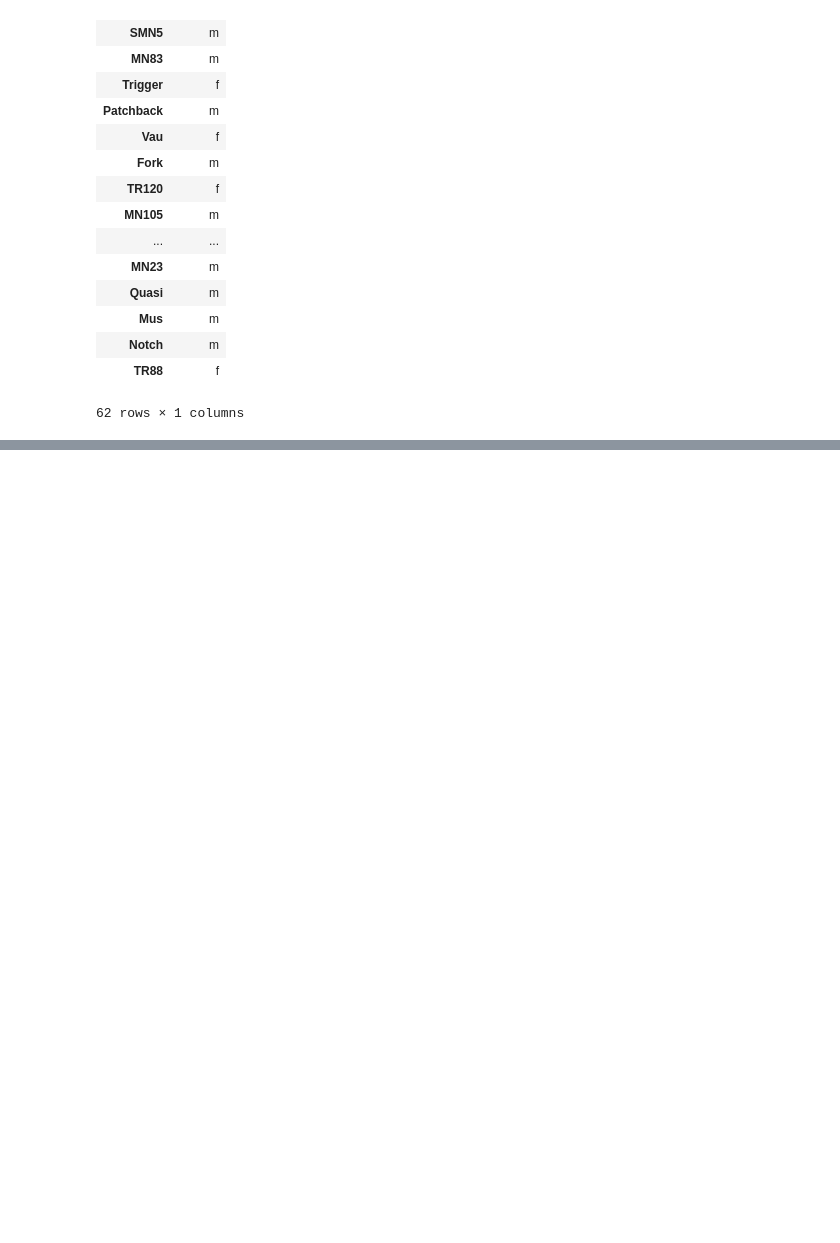
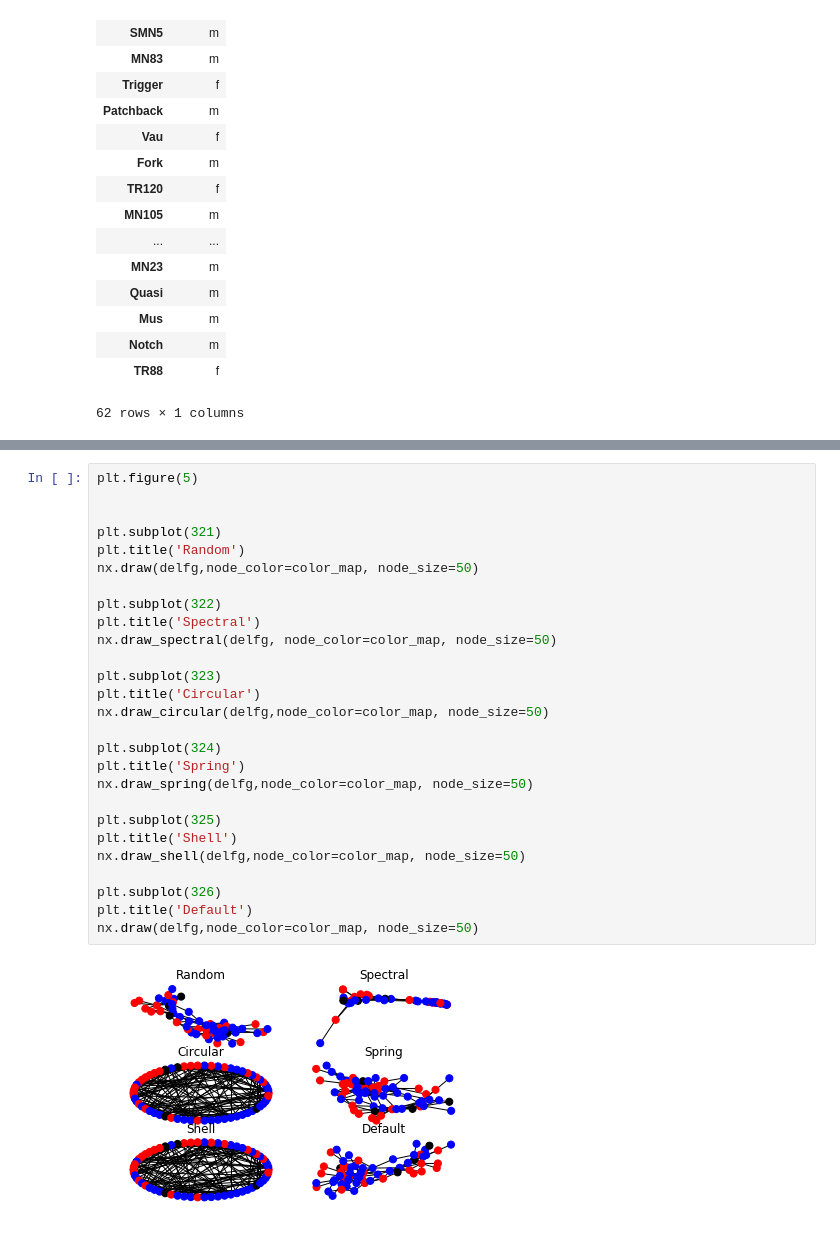
Before and after one commit to leialorenzo/Redes, a Jupyter notebook: TP1.ipynb, the cells around one changed output, grey strips where cells are left out. Drawn from its saved outputs; the diff is of its cells as text; blank space fills up the shorter version.

```diff
--- a/TP1.ipynb
+++ b/TP1.ipynb
@@ -191,0 +169,29 @@ nx.draw(D,
+# %%
+plt.figure(5)
+
+
+plt.subplot(321)
+plt.title('Random')
+nx.draw(delfg,node_color=color_map, node_size=50)
+
+plt.subplot(322)
+plt.title('Spectral')
+nx.draw_spectral(delfg, node_color=color_map, node_size=50)
+
+plt.subplot(323)
+plt.title('Circular')
+nx.draw_circular(delfg,node_color=color_map, node_size=50)
+
+plt.subplot(324)
+plt.title('Spring')
+nx.draw_spring(delfg,node_color=color_map, node_size=50)
+
+plt.subplot(325)
+plt.title('Shell')
+nx.draw_shell(delfg,node_color=color_map, node_size=50)
+
+plt.subplot(326)
+plt.title('Default')
+nx.draw(delfg,node_color=color_map, node_size=50)
+# %% [output]
+[figure, added]
```
Also changed, not shown: parts of 3 cells of this notebook.
